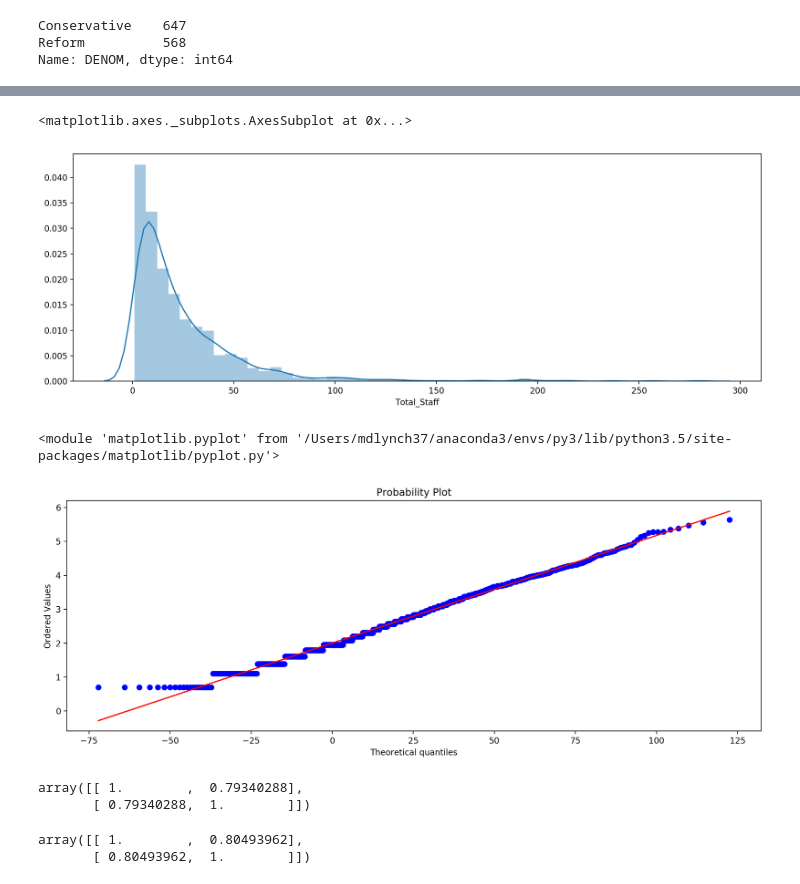
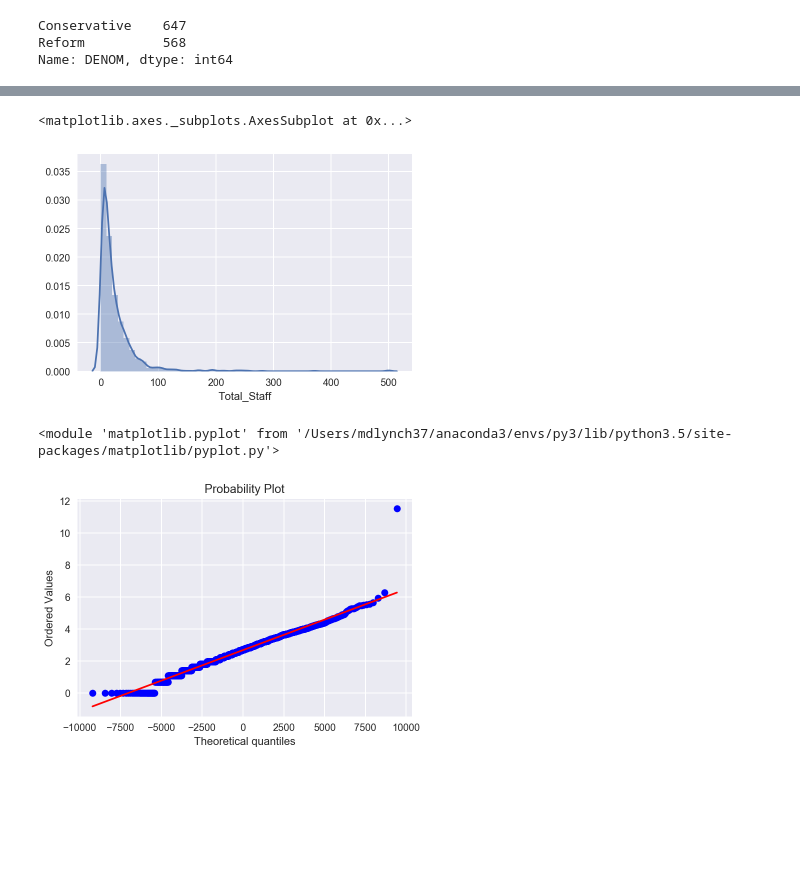
Before and after one commit to mdlynch37/Clustering-Jewish-Communities, a Jupyter notebook: Executable/Fatih-Communities-Today-2010.ipynb, the cells around one changed output, grey strips where cells are left out. Drawn from its saved outputs; the diff is of its cells as text; code cells hidden in the pictures; blank space fills up the shorter version.

```diff
--- a/Executable/Fatih-Communities-Today-2010.ipynb
+++ b/Executable/Fatih-Communities-Today-2010.ipynb
@@ -3,34 +1,26 @@
 # %%
-import sys
-import itertools as it
+# import sys
+# import itertools as it
 import numpy as np
 import pandas as pd
 import matplotlib.pyplot as plt
 import seaborn as sns
-from IPython.display import display
-from collections import OrderedDict
+# from IPython.display import display
+# from collections import OrderedDict
 import re
-import pandas.util.testing as tm
-import pdb
-from glob import glob
-import logging
-from scipy.stats import distributions, probplot
-# tm.assert_frame_equal(result, X)
+# import pandas.util.testing as tm
+# import pdb
+# from glob import glob
+# import logging
+# from scipy.stats import distributions, probplot
 
 from probplots import ProbPlots
 
 %matplotlib inline
 
-# Make the graphs a bit prettier, and bigger
-plt.style.use('default')
-plt.rcParams['figure.figsize'] = (15, 5)
-plt.rcParams['font.family'] = 'sans-serif'
 
 pd.set_option('display.multi_sparse', True)
 pd.set_option('display.float_format', lambda x: '%.3f' % x)
-
-
-# TODO: explore pandas options
 
 SEED = 42
 
@@ -43,16 +33,16 @@ def disp_cb(cb):
         display(cb.style.set_properties(**{'text-align': 'left'}))
 
 DATA_DIR    = '../Data/'
-SCRAPES_DIR = '../Scrapes'
+# SCRAPES_DIR = '../Scrapes'
 
-SCL_DIR  = ''.join([DATA_DIR, 'Schools/'])
+# SCL_DIR  = ''.join([DATA_DIR, 'Schools/'])
 REL_DIR  = ''.join([DATA_DIR, 'Religion/'])
-DEM_DIR  = ''.join([DATA_DIR, 'Demography/'])
+# DEM_DIR  = ''.join([DATA_DIR, 'Demography/'])
 
-TS_DIR = '/Users/mdlynch37/projects/coding/learning-math-and-stats/ThinkStats2/code'
-sys.path.append(TS_DIR)
-import thinkstats2
-import thinkplot
+# TS_DIR = '/Users/mdlynch37/projects/coding/learning-math-and-stats/ThinkStats2/code'
+# sys.path.append(TS_DIR)
+# import thinkstats2
+# import thinkplot
 # %% [markdown]
 ##  Faith Communities Today Survey (FACT) 2010, Jewish
 # %% [markdown]
@@ -124,7 +114,6 @@ if not all(col in df.columns for col in COLS):
     print(set(COLS) - set(df.columns))
     raise KeyError
 
-df = df.loc[:, COLS]
 cb = fact_cb.loc[COLS].fillna('')
 # %%
 cols = ['DENOM']
@@ -147,2 +134,0 @@ Name: WTRESP, dtype: int64
-# %%
-df.loc[:, EDU] = df.
@@ -196,22 +188,12 @@ max     280.000
 Name: Total_Staff, dtype: float64
 # %%
-sns.distplot(data.Total_Staff)
+sns.distplot(df.Total_Staff.clip(upper=500))
 # %% [output]
 <matplotlib.axes._subplots.AxesSubplot at 0x...>
-[figure, old version]
+[figure, new version]
 # %%
-probplots = ProbPlots(data.Total_Staff)
+probplots = ProbPlots(df.Total_Staff)
 probplots.plot_probplot(dist_name='lognorm')
 # %% [output]
 <module 'matplotlib.pyplot' from '/Users/mdlynch37/anaconda3/envs/py3/lib/python3.5/site-packages/matplotlib/pyplot.py'>
-[figure, old version]
+[figure, new version]
-# %%
-np.corrcoef(data.BUDGET, data.Total_Staff)
-# %% [output]
-array([[ 1.        ,  0.79340288],
-       [ 0.79340288,  1.        ]])
-# %%
-np.corrcoef(data.BUDGET.rank(), data.Total_Staff.rank())
-# %% [output]
-array([[ 1.        ,  0.80493962],
-       [ 0.80493962,  1.        ]])
```
Also changed, not shown: parts of 15 cells of this notebook, 10 other files.
